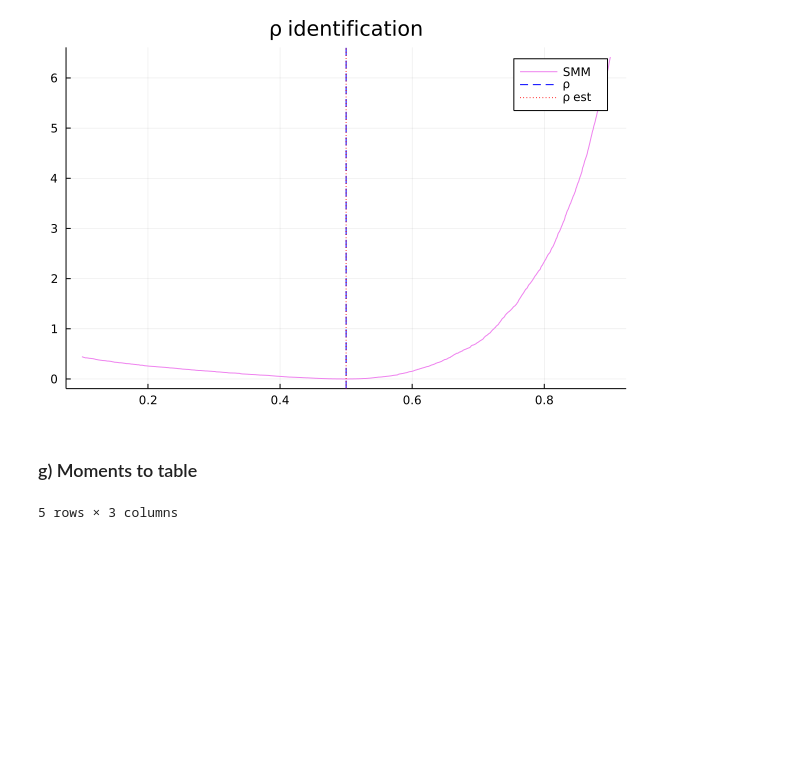
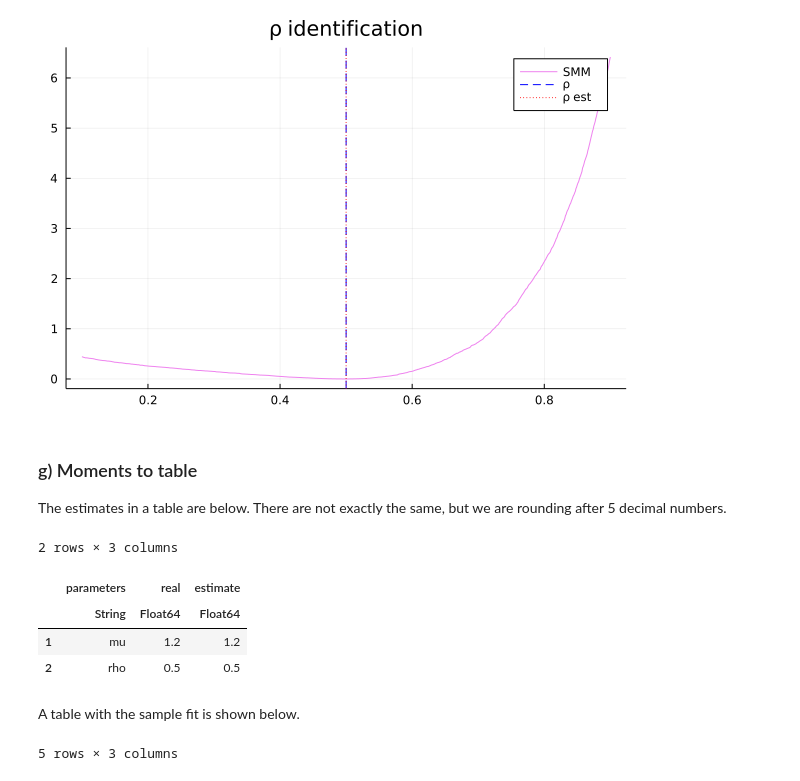
Before and after one commit to gisslab/applied_metrics_22, a Jupyter notebook: PS4/nb_ps4.ipynb, the cells around one changed output. Drawn from its saved outputs; the diff is of its cells as text; code cells hidden in the pictures; blank space fills up the shorter version.

```diff
--- a/PS4/nb_ps4.ipynb
+++ b/PS4/nb_ps4.ipynb
@@ -75,6 +88,7 @@ estimates = simulated_method_moments(data, vcat(θ_vector[1:2], θ_vector[4:6]))
 # %%
 t = [1.0, 1.0, 1.2, 1, 0.5, 0.9, 0.5]
-data =  simulate(initialize(t),n= 100000)
+θₜ = initialize(t)   # true model parameters to primitive
+data =  simulate(θₜ ,n= 100000)
 est = simulated_method_moments(data, vcat(t[1:2], t[4:6]));
 describe(data)
 # %% [output]
@@ -87,7 +103,7 @@ describe(data)
 # %%
 
 est_vector = vcat(t[1:2],est[1], t[4:6], est[2]);
-initialize(est_vector)
+θ = initialize(est_vector)
 # %% [output]
 Primitives
   π₁: Float64 1.0
@@ -103,6 +121,5 @@ Primitives
 # %%
-θ = initialize(t)
-estimates = est
+
 μs = (θ.μ₁-0.7):0.001:(θ.μ₁+0.7)
 ρs = (θ.ρ-0.4):0.001:(θ.ρ+0.4)
 
@@ -122,7 +139,21 @@ plot!([estimates[2]], seriestype="vline", labels="\\rho est ", linestyle=:dot, c
 # %% [output]
 [figure]
-# %% [markdown]
-### g) Moments to table
+# %% [markdown]
+### g) Moments to table
+
+The estimates in a table are below. There are not exactly the same, but we are rounding after 5 decimal numbers.
+# %%
+estimates_table = DataFrame(parameters = ["mu", "rho"],
+                    real = [θₜ.μ₁, θₜ.ρ],
+                    estimate = [θ.μ₁, θ.ρ])
+# %% [output]
+2 rows × 3 columns
+|  | parameters | real | estimate |
+|  | String | Float64 | Float64 |
+| 1 | mu | 1.2 | 1.2 |
+| 2 | rho | 0.5 | 0.5 |
+# %% [markdown]
+ A table with the sample fit is shown below.
 # %%
 simu = simulate(initialize(t),n= 10000)
 moments = DataFrame(moments = ["E[d]", "E[w|d=0]", "E[w|d=1]", "V[w|d=0]", "V[w|d=1]"],
```
Also changed, not shown: parts of 17 cells of this notebook, 2 other files.
